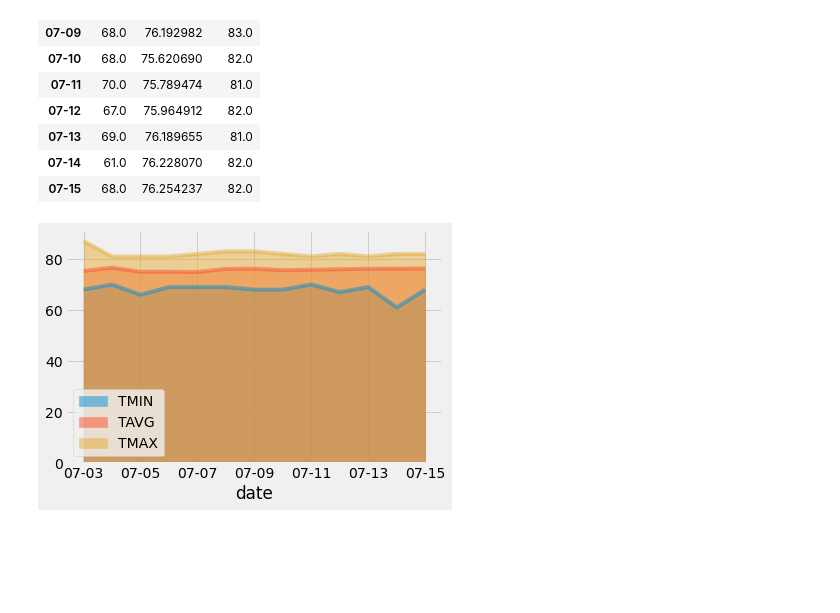
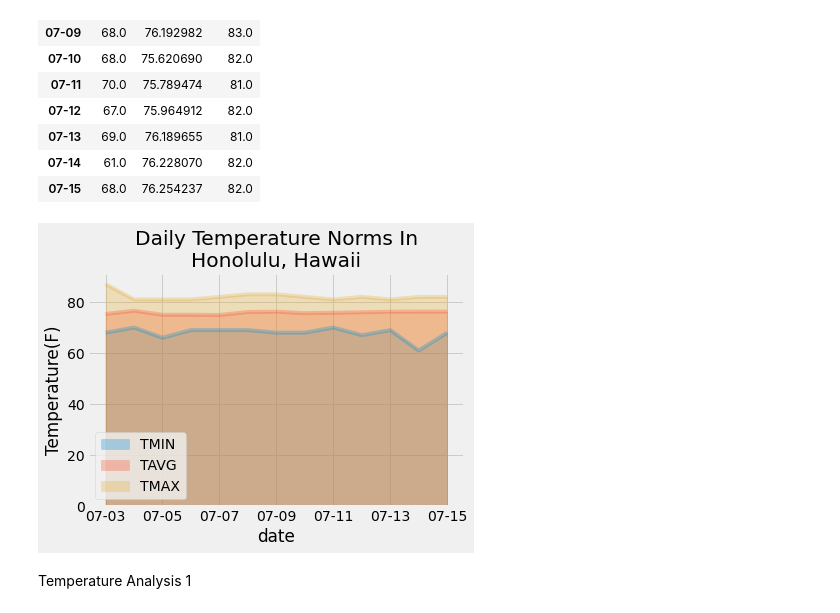
Before and after one commit to aspivak5/sqlalchemy-challenge, a Jupyter notebook: climate_starter.ipynb, the cells around one changed output. Drawn from its saved outputs; the diff is of its cells as text; code cells hidden in the pictures; blank space fills up the shorter version.

```diff
--- a/climate_starter.ipynb
+++ b/climate_starter.ipynb
@@ -388,7 +388,11 @@ normal_df
 | 07-15 | 68.0 | 76.254237 | 82.0 |
 # %%
 # Plot the daily normals as an area plot with `stacked=False`
-normal_df.plot.area(stacked=False)
+normal_df.plot.area(stacked=False, alpha = 0.3)
+plt.title("Daily Temperature Norms In\nHonolulu, Hawaii")
+plt.ylabel("Temperature(F)")
 plt.show()
 # %% [output]
-[figure, old version]
+[figure, new version]
+# %% [markdown]
+Temperature Analysis 1
```
